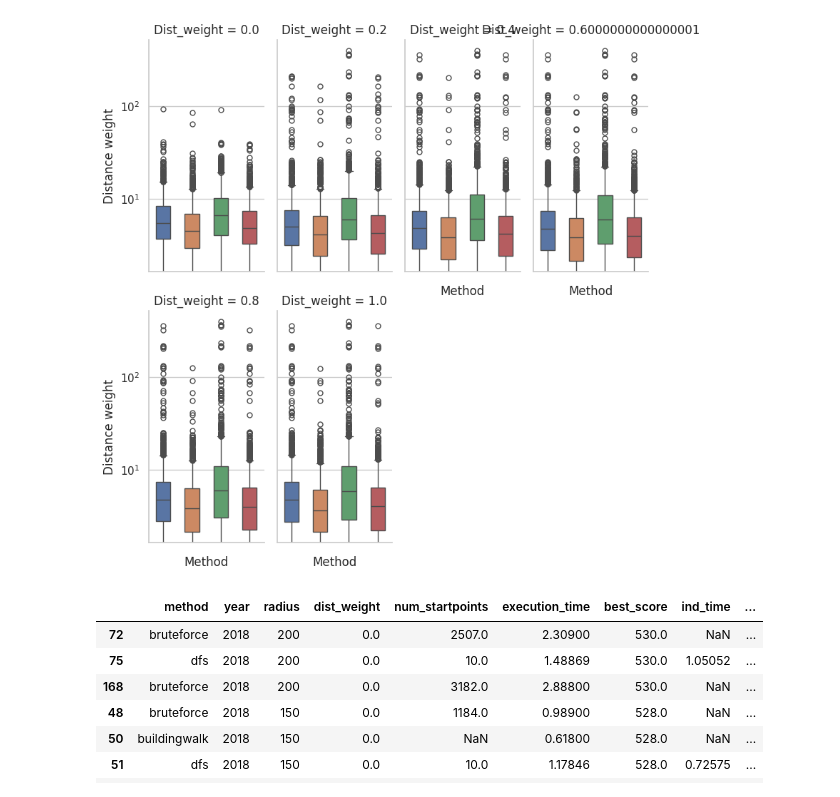
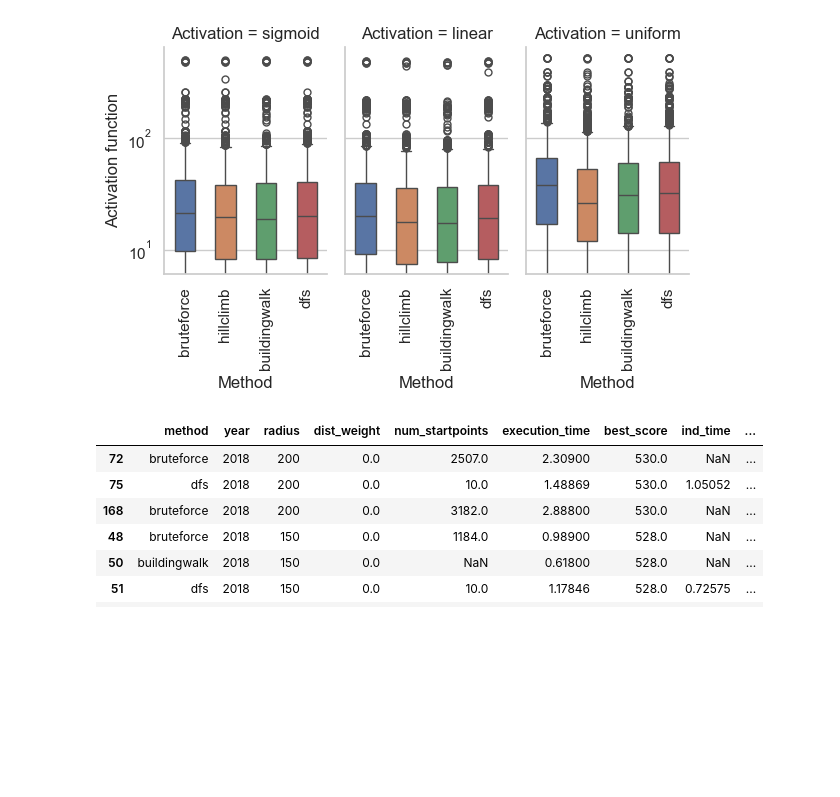
Before and after one commit to lewenhagen/AI_Enhanced_Method_for_Improved_CCTV_Camera_Placement, a Jupyter notebook: notebook.ipynb, the cells around one changed output. Cells and saved outputs as stored; diff of their text form; code cells hidden in the pictures; blank space fills up the shorter version.

```diff
--- a/notebook.ipynb
+++ b/notebook.ipynb
@@ -4,13 +4,13 @@ import matplotlib.pyplot as plt
 import seaborn as sns
 import json
 
-exp_json = "./experiment-20260123.json"
+exp_json = "./experiment-20260218.json"
 
 methods = ["bruteforce", "dfs", "hillclimb", "buildingwalk"]
 
 df = pd.read_json(exp_json)
-df.to_pickle("experiment.pickle")
-df.to_csv("experiment.csv")
+#df.to_pickle("experiment.pickle")
+#df.to_csv("experiment.csv")
 #print("Experiment:")
 #print(df)
 # %%
@@ -80,30 +85,30 @@ plt.show()
 # %%
 # PAI, One for each method
 sns.set(style="whitegrid")
 
 g = sns.catplot(
     data=df,
     x="method",
-    y="pai",
-    col="dist_weight",
+    y="best_score",
+    col="activation_function",
     kind="box",
     col_wrap=4,
     height=4,
     sharey=True,
     width=0.5,
     aspect=0.5,
     hue="method",
 )
 
 g.set(yscale="log")
-g.set_titles("Dist_weight = {col_name}")
-g.set_axis_labels("Method", "Distance weight")
+g.set_titles("Activation = {col_name}")
+g.set_axis_labels("Method", "Activation function")
 # plt.xticks(rotation=30)
 g.set_xticklabels(rotation=90)
 plt.tight_layout()
 plt.show()
 # %% [output]
-[figure, old version]
+[figure, new version]
 # %%
 df.nlargest(10, "best_score")
 df.nlargest(10, "pai")
```
Also changed, not shown: parts of 4 cells of this notebook, 1 other file.
